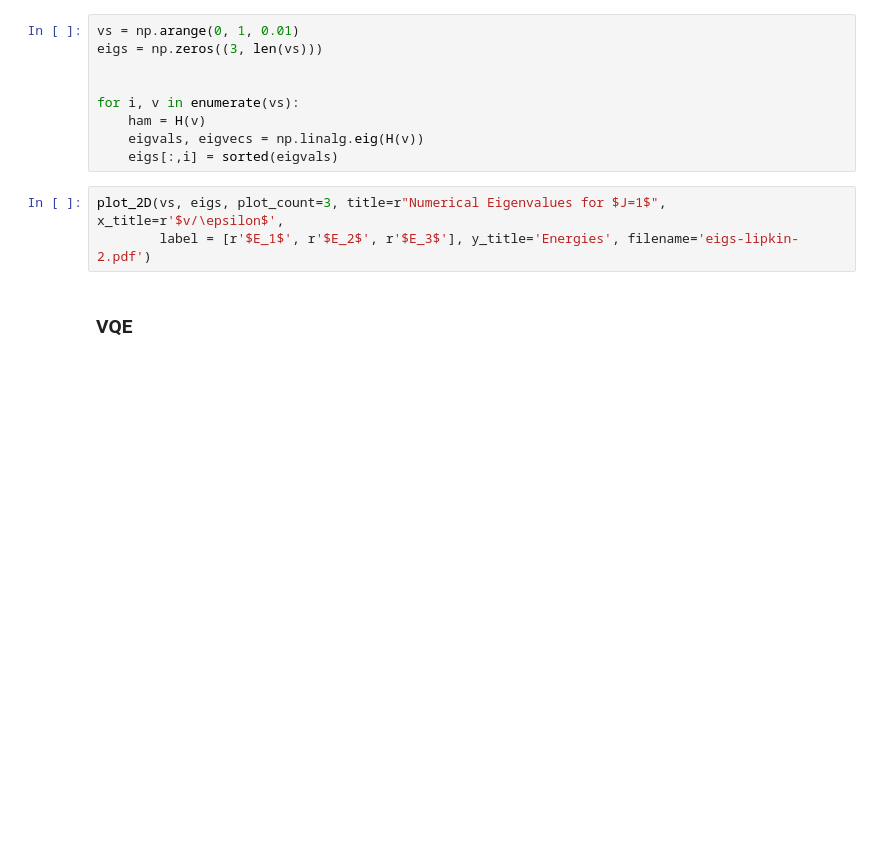
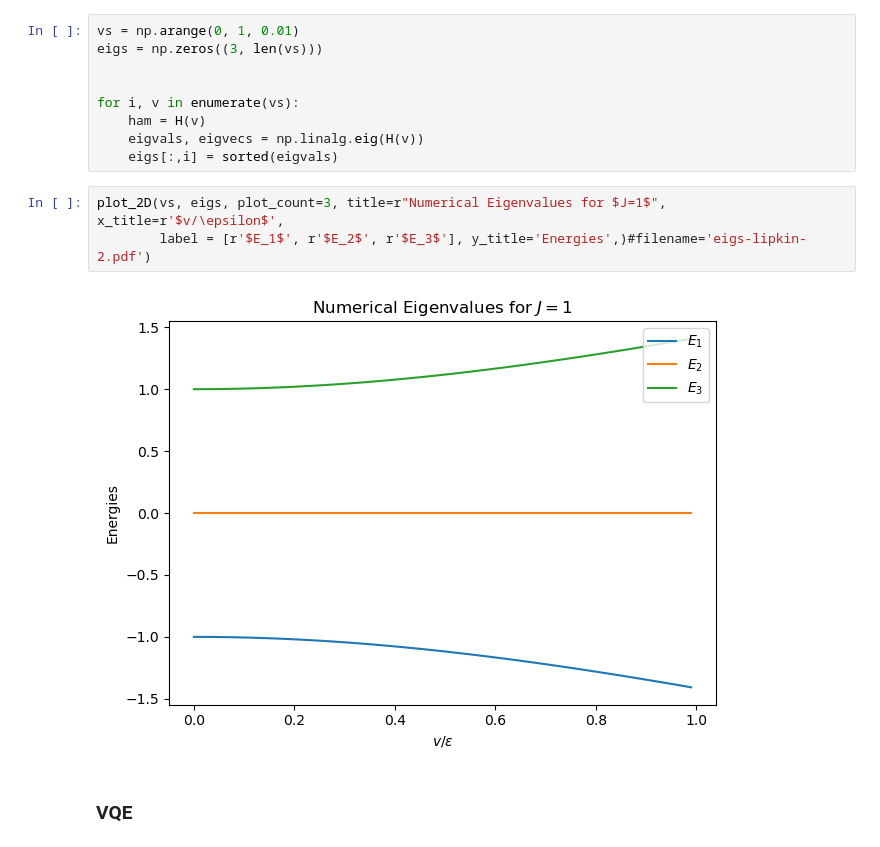
Before and after one commit to moyasui/vqe-solver, a Jupyter notebook: src/vqe-lipkin.ipynb, the cells around one changed output. Saved outputs shown, nothing was run; the diff lists cells and outputs as text; blank space fills up the shorter version.

```diff
--- a/src/vqe-lipkin.ipynb
+++ b/src/vqe-lipkin.ipynb
@@ -63,7 +63,9 @@ for i, v in enumerate(vs):
     eigs[:,i] = sorted(eigvals)
 # %%
 plot_2D(vs, eigs, plot_count=3, title=r"Numerical Eigenvalues for $J=1$", x_title=r'$v/\epsilon$',
-        label = [r'$E_1$', r'$E_2$', r'$E_3$'], y_title='Energies', filename='eigs-lipkin-2.pdf')
+        label = [r'$E_1$', r'$E_2$', r'$E_3$'], y_title='Energies',)#filename='eigs-lipkin-2.pdf')
+# %% [output]
+[figure, added]
 # %% [markdown]
 ### VQE
 # %%
```
Also changed, not shown: parts of 13 cells of this notebook, 3 other files.
